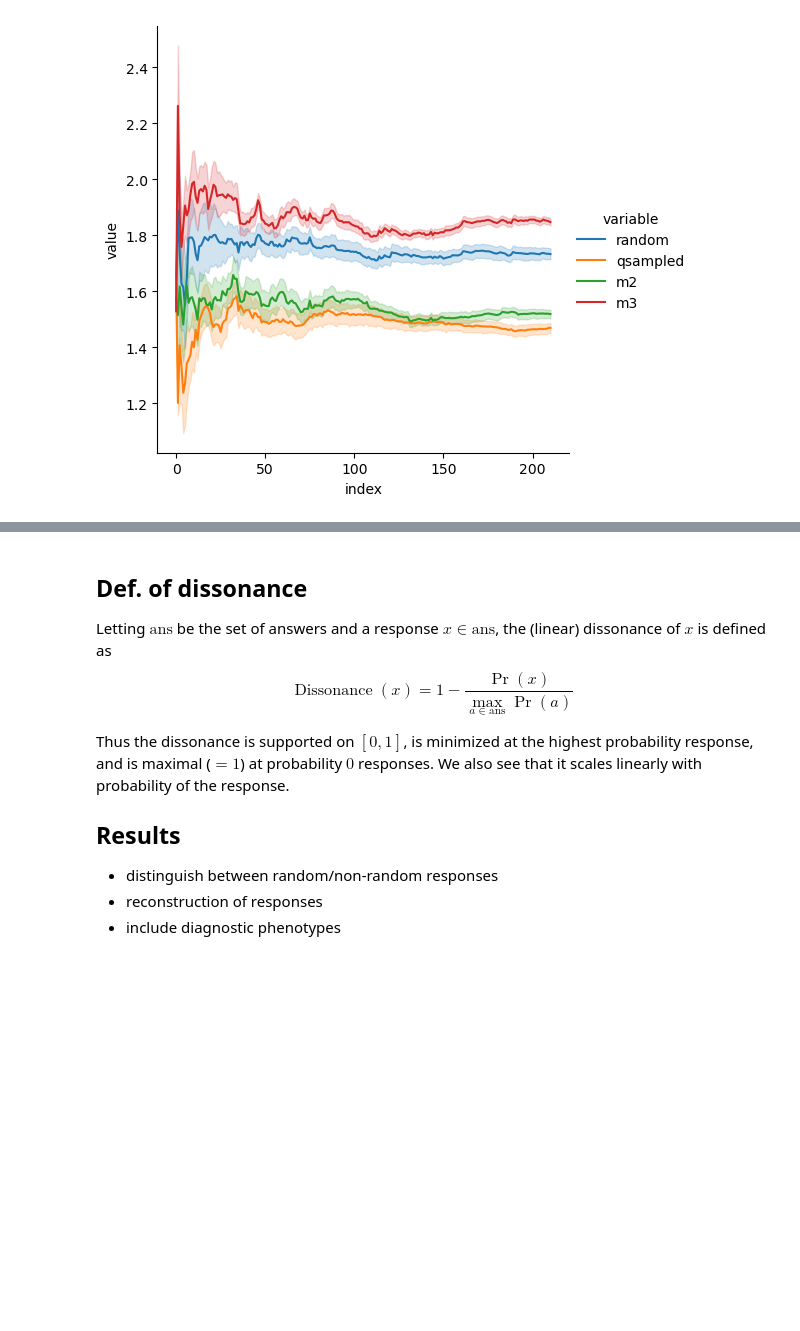
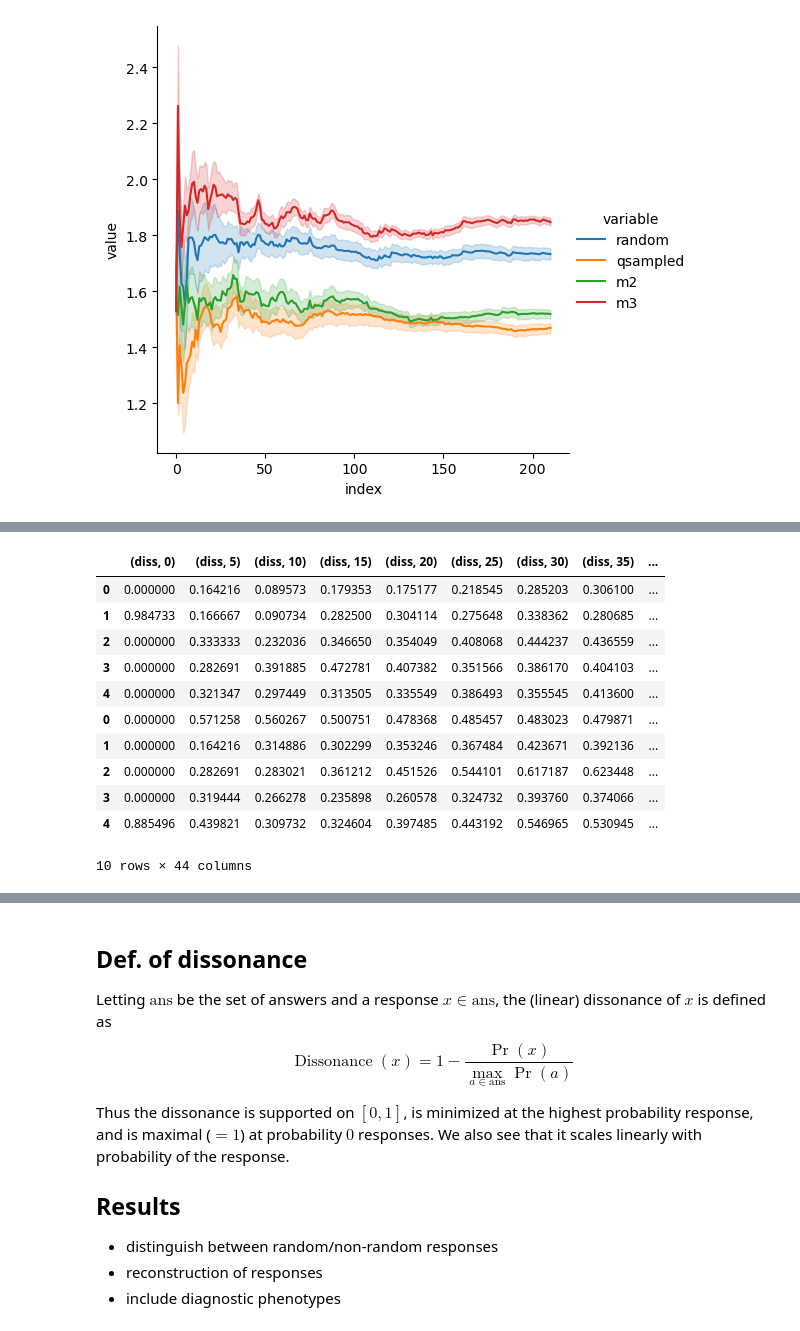
Before and after one commit to zeroknowledgediscovery/truthnet, a Jupyter notebook: notebooks/examples_testing.ipynb, the cells around one changed output, grey strips where cells are left out. Saved outputs shown, nothing was run; the diff lists cells and outputs as text; code cells hidden in the pictures; blank space fills up the shorter version.

```diff
--- a/notebooks/examples_testing.ipynb
+++ b/notebooks/examples_testing.ipynb
@@ -249,0 +286,12 @@ sns.relplot(
+# %%
+def _get_quest_diss(diss_df, type, questions):
+    filt_df = (
+        diss_df[type + ["run"]]
+        .reset_index(names="question_index")
+        .query("question_index.isin(@questions)")
+        .pivot_table(index="run", columns="question_index")
+    )
+
+    filt_df.columns = filt_df.columns.to_flat_index()
+
+    return filt_df.reset_index(drop=True)
@@ -249,0 +302,25 @@ sns.relplot(
+# %%
+pd.concat(
+    [
+        _get_quest_diss(dfs, ["qsampled_diss"], range(0, 211, 5))
+        .rename(columns=lambda x: (x[0].replace("qsampled_", ""), x[1]))
+        .assign(adv=0),
+        _get_quest_diss(dfs, ["m2_diss"], range(0, 211, 5))
+        .rename(columns=lambda x: (x[0].replace("m2_", ""), x[1]))
+        .assign(adv=1),
+    ],
+    axis=0,
+)
+# %% [output]
+|  | (diss, 0) | (diss, 5) | (diss, 10) | (diss, 15) | (diss, 20) | (diss, 25) | (diss, 30) | (diss, 35) | ... |
+| 0 | 0.000000 | 0.164216 | 0.089573 | 0.179353 | 0.175177 | 0.218545 | 0.285203 | 0.306100 | ... |
+| 1 | 0.984733 | 0.166667 | 0.090734 | 0.282500 | 0.304114 | 0.275648 | 0.338362 | 0.280685 | ... |
+| 2 | 0.000000 | 0.333333 | 0.232036 | 0.346650 | 0.354049 | 0.408068 | 0.444237 | 0.436559 | ... |
+| 3 | 0.000000 | 0.282691 | 0.391885 | 0.472781 | 0.407382 | 0.351566 | 0.386170 | 0.404103 | ... |
+| 4 | 0.000000 | 0.321347 | 0.297449 | 0.313505 | 0.335549 | 0.386493 | 0.355545 | 0.413600 | ... |
+| 0 | 0.000000 | 0.571258 | 0.560267 | 0.500751 | 0.478368 | 0.485457 | 0.483023 | 0.479871 | ... |
+| 1 | 0.000000 | 0.164216 | 0.314886 | 0.302299 | 0.353246 | 0.367484 | 0.423671 | 0.392136 | ... |
+| 2 | 0.000000 | 0.282691 | 0.283021 | 0.361212 | 0.451526 | 0.544101 | 0.617187 | 0.623448 | ... |
+| 3 | 0.000000 | 0.319444 | 0.266278 | 0.235898 | 0.260578 | 0.324732 | 0.393760 | 0.374066 | ... |
+| 4 | 0.885496 | 0.439821 | 0.309732 | 0.324604 | 0.397485 | 0.443192 | 0.546965 | 0.530945 | ... |
+10 rows × 44 columns
```
Also changed, not shown: parts of 16 cells of this notebook, 3 other files.
